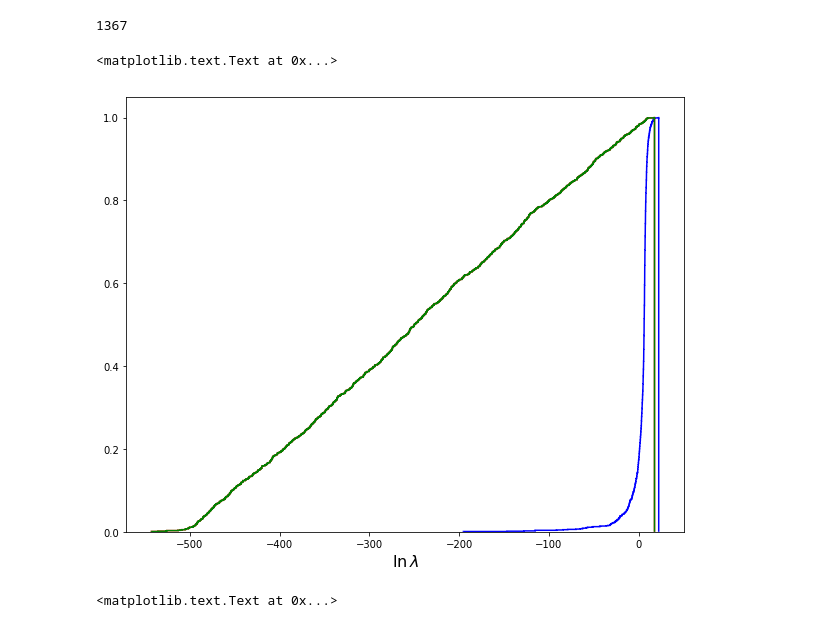
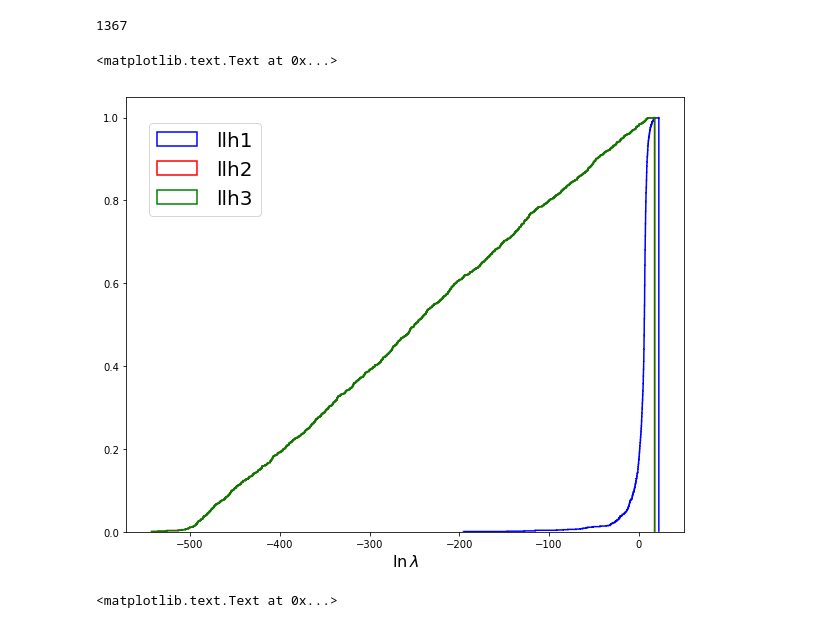
Before and after one commit to hayalaso/Analyses_AMON, a Jupyter notebook: HAWC_IC/multi_correlation_analysis.ipynb, the cells around one changed output. Saved outputs shown, nothing was run; the diff lists cells and outputs as text; code cells hidden in the pictures.

Commit message:
added legends

```diff
--- a/HAWC_IC/multi_correlation_analysis.ipynb
+++ b/HAWC_IC/multi_correlation_analysis.ipynb
@@ -216,29 +216,31 @@ len(df_result3)
 # %%
 cllh=plt.hist(df_result1.LLH,cumulative=True,normed=1,
          histtype='step',
          color='b',
          lw=1.5,
          bins=2000,
-         label='bkg')
+         label='llh1')
 cllh=plt.hist(df_result2.LLH,cumulative=True,normed=1,
          histtype='step',
          color='r',
          lw=1.5,
          bins=2000,
-         label='bkg')
+         label='llh2')
 cllh=plt.hist(df_result3.LLH,cumulative=True,normed=1,
          histtype='step',
          color='g',
          lw=1.5,
          bins=2000,
-         label='bkg')
+         label='llh3')
 #xlim(-25,25)
 #perc2 = np.percentile(df_result3.LLH,99)
 #plt.vlines(perc2,0,0.99,color='red',linestyles='--')
+l=legend(bbox_to_anchor=(0.04,0.94),loc=2,borderaxespad=0,numpoints=1,fancybox=True,
+         handletextpad=1,handlelength=2,prop={'size':20})
 xlabel(r'$\ln \, \lambda$',fontsize=16)
 # %% [output]
 <matplotlib.text.Text at 0x...>
-[figure, old version]
+[figure, new version]
 # %%
 llh=plt.hist(df_result1.LLH,cumulative=False,normed=1,
          histtype='step',
```
Also changed, not shown: parts of 1 cell of this notebook.
